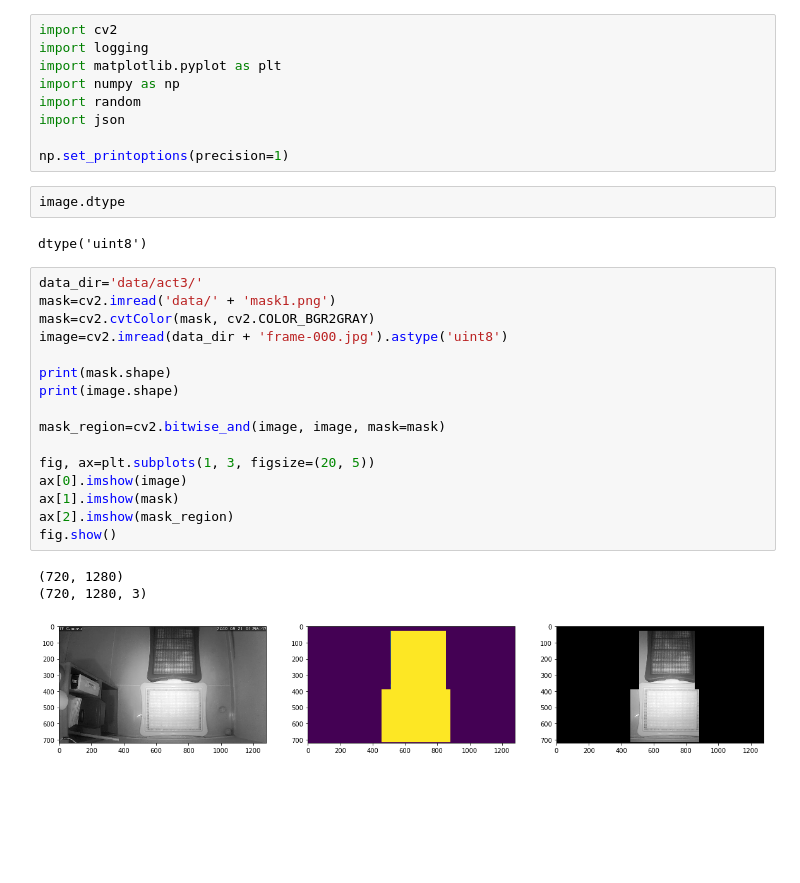
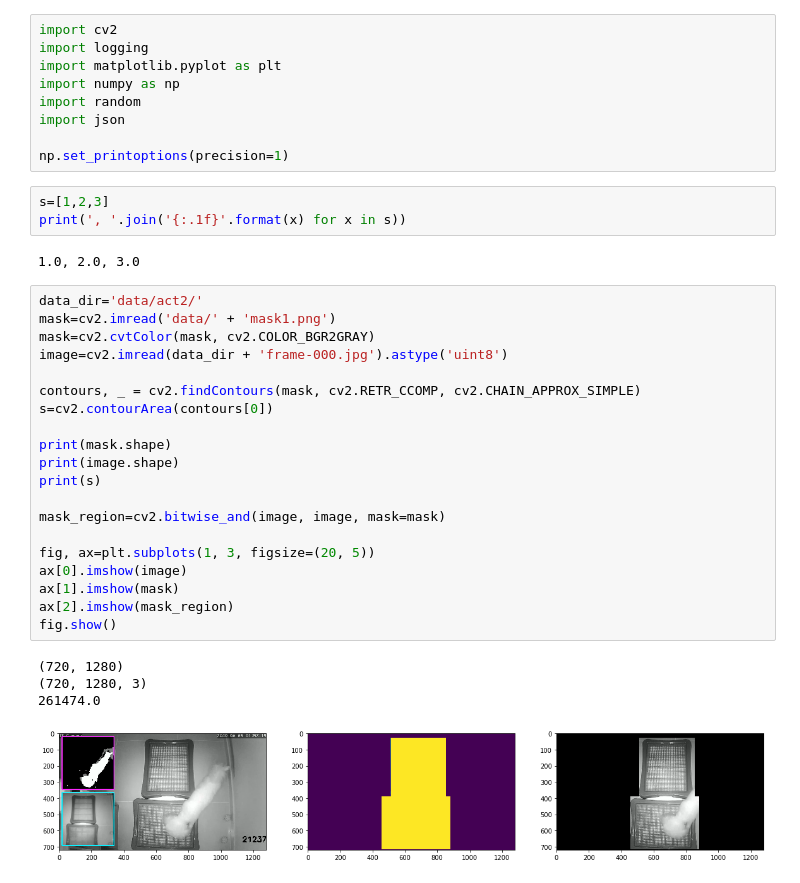
Before and after one commit to tohichoi/sdetector3, a Jupyter notebook: Analyzing Mask Region.ipynb, the cells around one changed output. Cells and saved outputs as stored; diff of their text form; blank space fills up the shorter version.

```diff
--- a/Analyzing Mask Region.ipynb
+++ b/Analyzing Mask Region.ipynb
@@ -12,27 +12,33 @@ import random
 import json
 
 np.set_printoptions(precision=1)
-# %%
-image.dtype
-# %% [output]
-dtype('uint8')
+# %%
+s=[1,2,3]
+print(', '.join('{:.1f}'.format(x) for x in s))
+# %% [output]
+1.0, 2.0, 3.0
 # %%
-data_dir='data/act3/'
+data_dir='data/act2/'
 mask=cv2.imread('data/' + 'mask1.png')
 mask=cv2.cvtColor(mask, cv2.COLOR_BGR2GRAY)
 image=cv2.imread(data_dir + 'frame-000.jpg').astype('uint8')
 
+contours, _ = cv2.findContours(mask, cv2.RETR_CCOMP, cv2.CHAIN_APPROX_SIMPLE)
+s=cv2.contourArea(contours[0])
+
 print(mask.shape)
 print(image.shape)
+print(s)
 
 mask_region=cv2.bitwise_and(image, image, mask=mask)
 
 fig, ax=plt.subplots(1, 3, figsize=(20, 5))
 ax[0].imshow(image)
 ax[1].imshow(mask)
 ax[2].imshow(mask_region)
 fig.show()
 # %% [output]
 (720, 1280)
 (720, 1280, 3)
+261474.0
-[figure, old version]
+[figure, new version]
```
Also changed, not shown: 3 other files.
